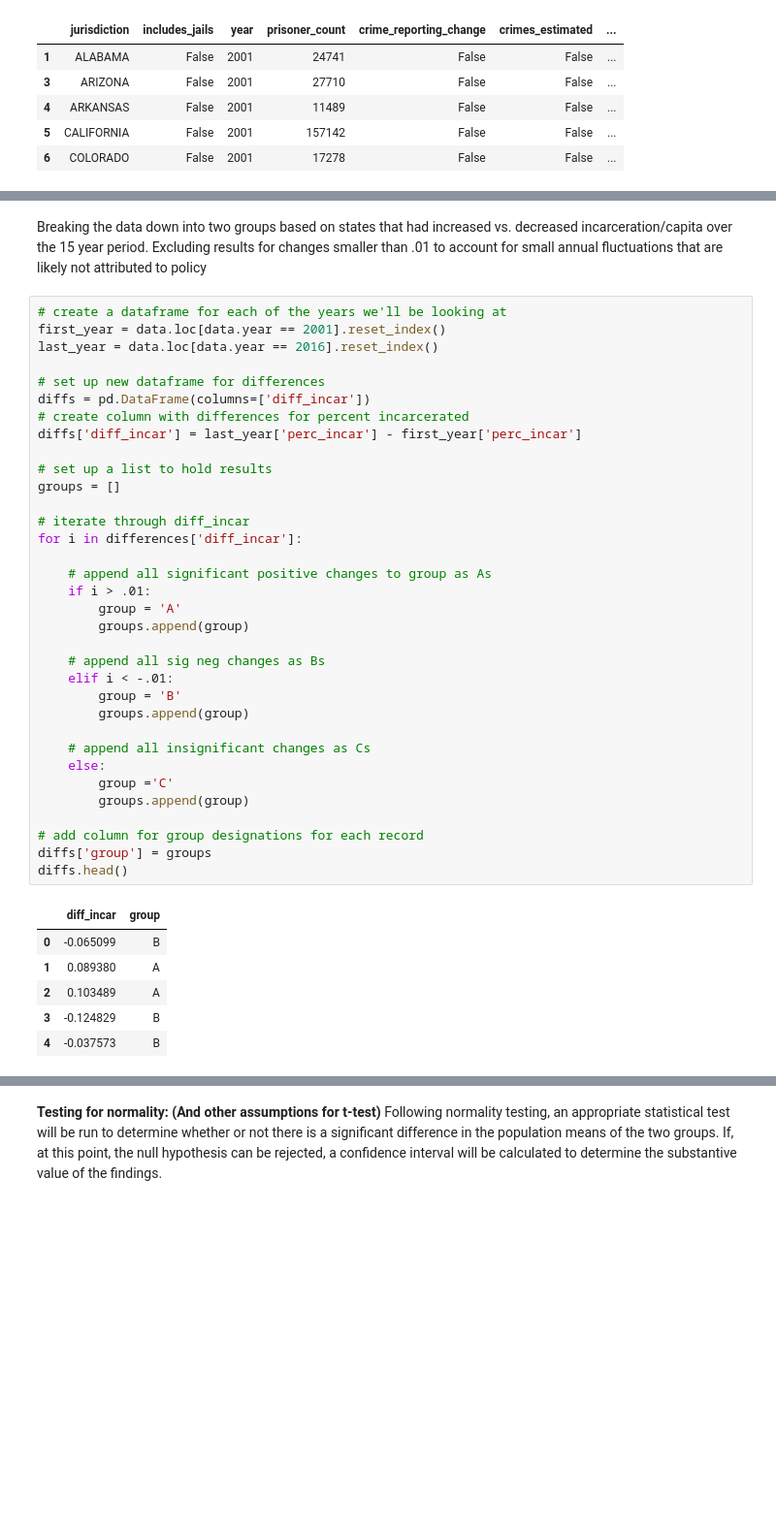
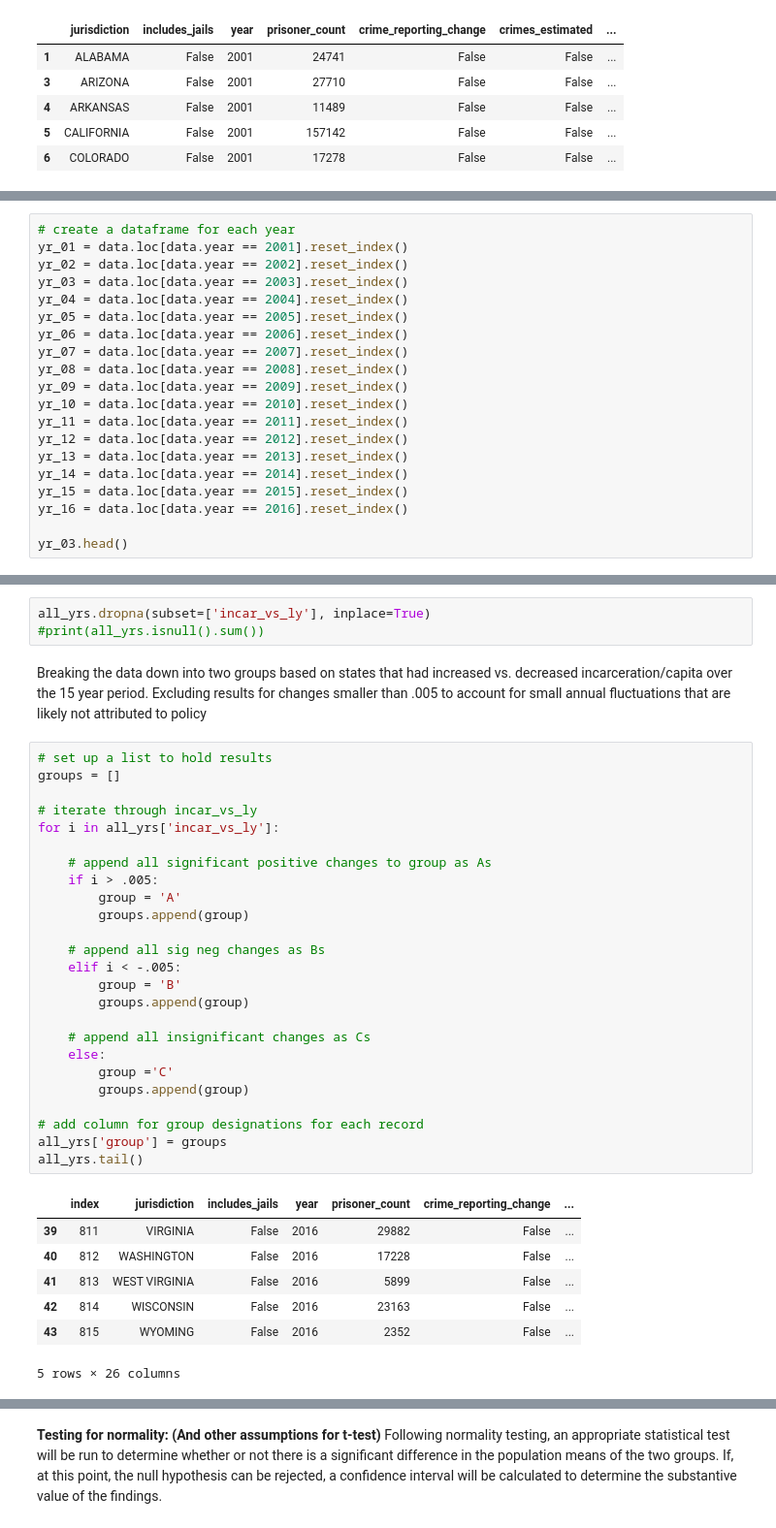
Before and after one commit to CateMerfeld/experimental_design_capstone, a Jupyter notebook: us_crime_and_incarceration.ipynb, the cells around one changed output, grey strips where cells are left out. Shown at 97% size. Saved outputs shown, nothing was run; the diff lists cells and outputs as text; blank space fills up the shorter version.

```diff
--- a/us_crime_and_incarceration.ipynb
+++ b/us_crime_and_incarceration.ipynb
@@ -95,0 +103,20 @@ data.head()
+# %%
+# create a dataframe for each year
+yr_01 = data.loc[data.year == 2001].reset_index()
+yr_02 = data.loc[data.year == 2002].reset_index()
+yr_03 = data.loc[data.year == 2003].reset_index()
+yr_04 = data.loc[data.year == 2004].reset_index()
+yr_05 = data.loc[data.year == 2005].reset_index()
+yr_06 = data.loc[data.year == 2006].reset_index()
+yr_07 = data.loc[data.year == 2007].reset_index()
+yr_08 = data.loc[data.year == 2008].reset_index()
+yr_09 = data.loc[data.year == 2009].reset_index()
+yr_10 = data.loc[data.year == 2010].reset_index()
+yr_11 = data.loc[data.year == 2011].reset_index()
+yr_12 = data.loc[data.year == 2012].reset_index()
+yr_13 = data.loc[data.year == 2013].reset_index()
+yr_14 = data.loc[data.year == 2014].reset_index()
+yr_15 = data.loc[data.year == 2015].reset_index()
+yr_16 = data.loc[data.year == 2016].reset_index()
+
+yr_03.head()
@@ -122,43 +166,38 @@ dtype: int64
+# %%
+all_yrs.dropna(subset=['incar_vs_ly'], inplace=True)
+#print(all_yrs.isnull().sum())
 # %% [markdown]
-Breaking the data down into two groups based on states that had increased vs. decreased incarceration/capita over the 15 year period. Excluding results for changes smaller than .01 to account for small annual fluctuations that are likely not attributed to policy
+Breaking the data down into two groups based on states that had increased vs. decreased incarceration/capita over the 15 year period. Excluding results for changes smaller than .005 to account for small annual fluctuations that are likely not attributed to policy
 # %%
-# create a dataframe for each of the years we'll be looking at
-first_year = data.loc[data.year == 2001].reset_index()
-last_year = data.loc[data.year == 2016].reset_index()
-
-# set up new dataframe for differences
-diffs = pd.DataFrame(columns=['diff_incar'])
-# create column with differences for percent incarcerated
-diffs['diff_incar'] = last_year['perc_incar'] - first_year['perc_incar']
-
 # set up a list to hold results
 groups = []
 
-# iterate through diff_incar
-for i in differences['diff_incar']:
+# iterate through incar_vs_ly
+for i in all_yrs['incar_vs_ly']:
 
     # append all significant positive changes to group as As
-    if i > .01:
+    if i > .005:
         group = 'A'
         groups.append(group)
 
     # append all sig neg changes as Bs
-    elif i < -.01:
+    elif i < -.005:
         group = 'B'
         groups.append(group)
 
     # append all insignificant changes as Cs
     else:
         group ='C'
         groups.append(group)
 
 # add column for group designations for each record
-diffs['group'] = groups
-diffs.head()
+all_yrs['group'] = groups
+all_yrs.tail()
 # %% [output]
-|  | diff_incar | group |
-| 0 | -0.065099 | B |
-| 1 | 0.089380 | A |
-| 2 | 0.103489 | A |
-| 3 | -0.124829 | B |
-| 4 | -0.037573 | B |
+|  | index | jurisdiction | includes_jails | year | prisoner_count | crime_reporting_change | ... |
+| 39 | 811 | VIRGINIA | False | 2016 | 29882 | False | ... |
+| 40 | 812 | WASHINGTON | False | 2016 | 17228 | False | ... |
+| 41 | 813 | WEST VIRGINIA | False | 2016 | 5899 | False | ... |
+| 42 | 814 | WISCONSIN | False | 2016 | 23163 | False | ... |
+| 43 | 815 | WYOMING | False | 2016 | 2352 | False | ... |
+5 rows × 26 columns
```
Also changed, not shown: parts of 51 cells of this notebook.
